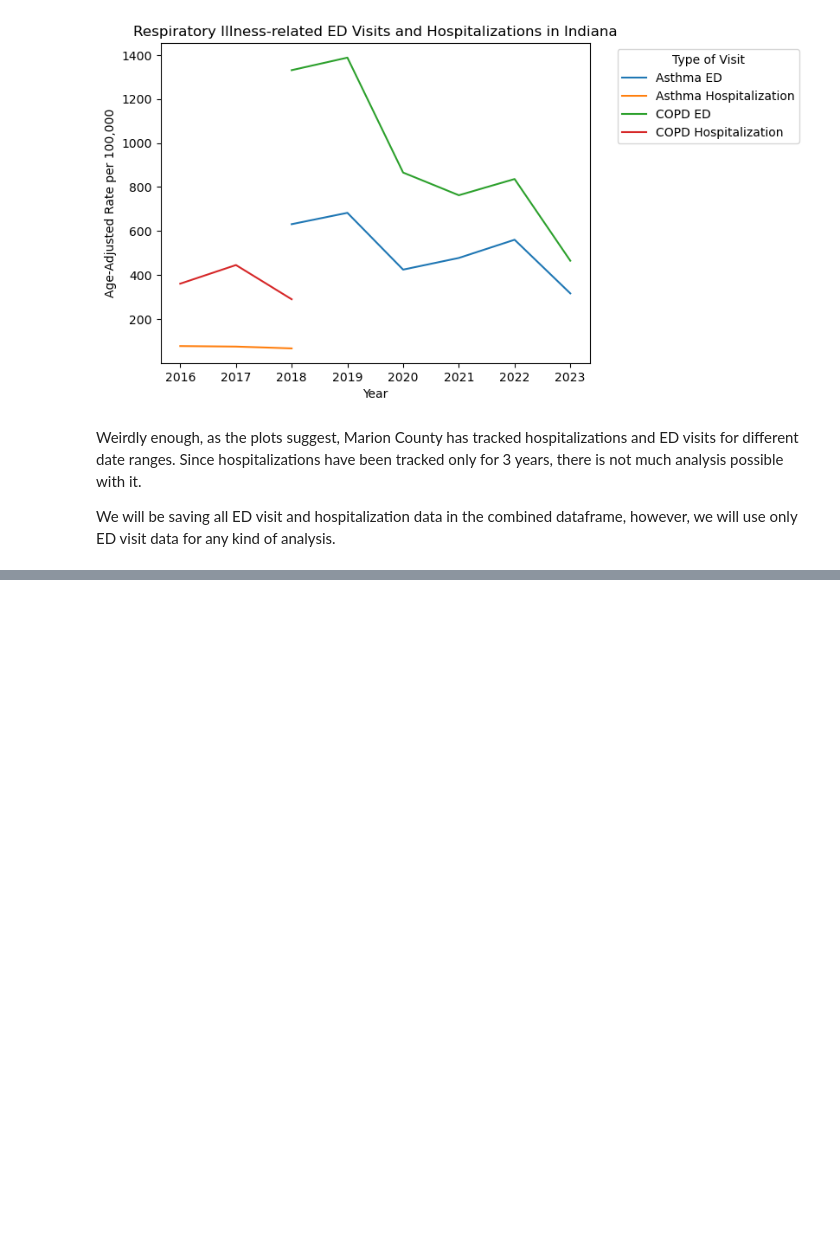
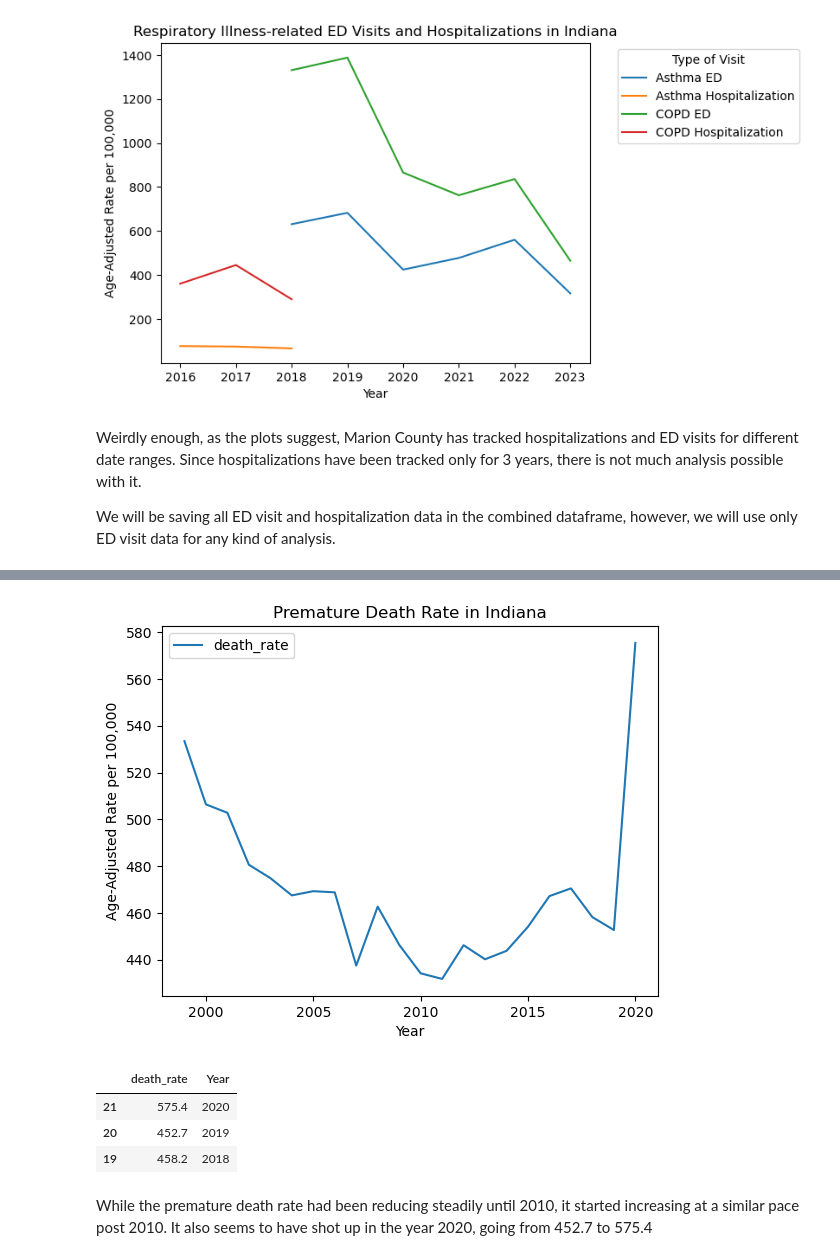
Before and after one commit to himanshunaidu/data512_project, a Jupyter notebook: healthcare_data_acquisition.ipynb, the cells around one changed output, grey strips where cells are left out. Drawn from its saved outputs; the diff is of its cells as text; code cells hidden in the pictures; blank space fills up the shorter version.

```diff
--- a/healthcare_data_acquisition.ipynb
+++ b/healthcare_data_acquisition.ipynb
@@ -216,0 +241,25 @@ We will be saving all ED visit and hospitalization data in the combined datafram
+# %%
+PREMATURE_DEATH_COUNTY_PATH = 'data/CDC20N2UAA018097_Age_Adjusted_Premature_Death_Rate.csv'
+# %%
+premature_death_county_df = pd.read_csv(PREMATURE_DEATH_COUNTY_PATH)
+premature_death_county_df['Year'] = pd.to_datetime(premature_death_county_df['DATE']).dt.year
+premature_death_county_df.rename(columns={'CDC20N2UAA018097': 'death_rate'}, inplace=True)
+premature_death_county_df.drop(columns=['DATE'], inplace=True)
+# %%
+premature_death_county_df.plot(x='Year', y='death_rate')
+plt.xlabel('Year')
+plt.ylabel('Age-Adjusted Rate per 100,000')
+plt.title('Premature Death Rate in Indiana')
+plt.show()
+# %% [output]
+[figure, added]
+# %%
+premature_death_county_df.sort_values(by='Year', ascending=False).head(3)
+# %% [output]
+|  | death_rate | Year |
+| 21 | 575.4 | 2020 |
+| 20 | 452.7 | 2019 |
+| 19 | 458.2 | 2018 |
+# %% [markdown]
+While the premature death rate had been reducing steadily until 2010, it started increasing at a similar pace post 2010.
+It also seems to have shot up in the year 2020, going from 452.7 to 575.4
```
Also changed, not shown: parts of 13 cells of this notebook, 3 other files.
